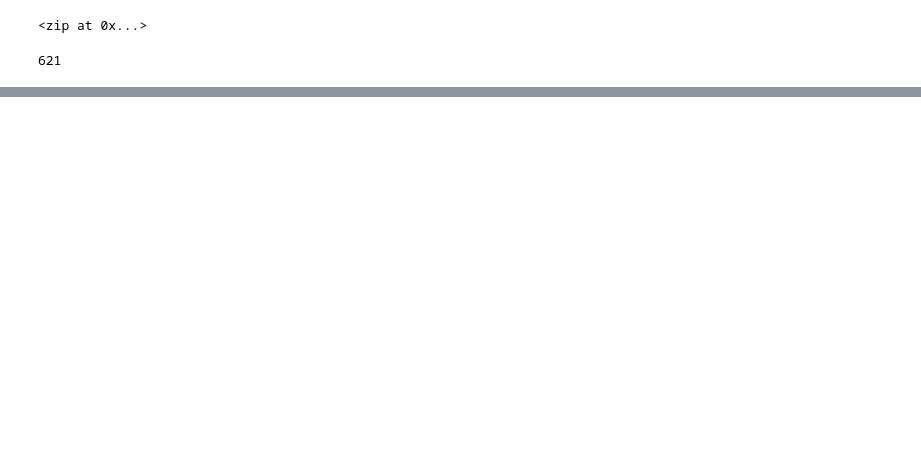
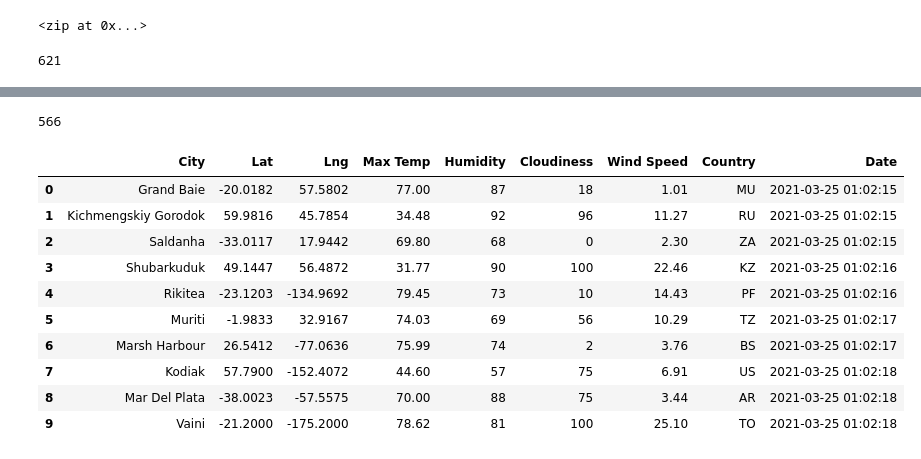
Before and after one commit to Dakota-Dusold/World_Weather_Analysis, a Jupyter notebook: WeatherPy.ipynb, the cells around one changed output, grey strips where cells are left out. Drawn from its saved outputs; the diff is of its cells as text; code cells hidden in the pictures; blank space fills up the shorter version.

Commit message:
Modifying .gitignore and adding WeatherPy file.

```diff
--- a/WeatherPy.ipynb
+++ b/WeatherPy.ipynb
@@ -31,0 +38,4 @@ len(cities)
+# %%
+# Starting URL for Weather Map API Call.
+url = "http://api.openweathermap.org/data/2.5/weather?units=Imperial&APPID=" + weather_api_key
+url
@@ -31,0 +124,20 @@ len(cities)
+# %%
+len(city_data)
+# %% [output]
+566
+# %%
+# Convert the array of dictionaries to a Pandas DataFrame.
+city_data_df = pd.DataFrame(city_data)
+city_data_df.head(10)
+# %% [output]
+|  | City | Lat | Lng | Max Temp | Humidity | Cloudiness | Wind Speed | Country | Date |
+| 0 | Grand Baie | -20.0182 | 57.5802 | 77.00 | 87 | 18 | 1.01 | MU | 2021-03-25 01:02:15 |
+| 1 | Kichmengskiy Gorodok | 59.9816 | 45.7854 | 34.48 | 92 | 96 | 11.27 | RU | 2021-03-25 01:02:15 |
+| 2 | Saldanha | -33.0117 | 17.9442 | 69.80 | 68 | 0 | 2.30 | ZA | 2021-03-25 01:02:15 |
+| 3 | Shubarkuduk | 49.1447 | 56.4872 | 31.77 | 90 | 100 | 22.46 | KZ | 2021-03-25 01:02:16 |
+| 4 | Rikitea | -23.1203 | -134.9692 | 79.45 | 73 | 10 | 14.43 | PF | 2021-03-25 01:02:16 |
+| 5 | Muriti | -1.9833 | 32.9167 | 74.03 | 69 | 56 | 10.29 | TZ | 2021-03-25 01:02:17 |
+| 6 | Marsh Harbour | 26.5412 | -77.0636 | 75.99 | 74 | 2 | 3.76 | BS | 2021-03-25 01:02:17 |
+| 7 | Kodiak | 57.7900 | -152.4072 | 44.60 | 57 | 75 | 6.91 | US | 2021-03-25 01:02:18 |
+| 8 | Mar Del Plata | -38.0023 | -57.5575 | 70.00 | 88 | 75 | 3.44 | AR | 2021-03-25 01:02:18 |
+| 9 | Vaini | -21.2000 | -175.2000 | 78.62 | 81 | 100 | 25.10 | TO | 2021-03-25 01:02:18 |
```
Also changed, not shown: parts of 6 cells of this notebook, 3 other files.
